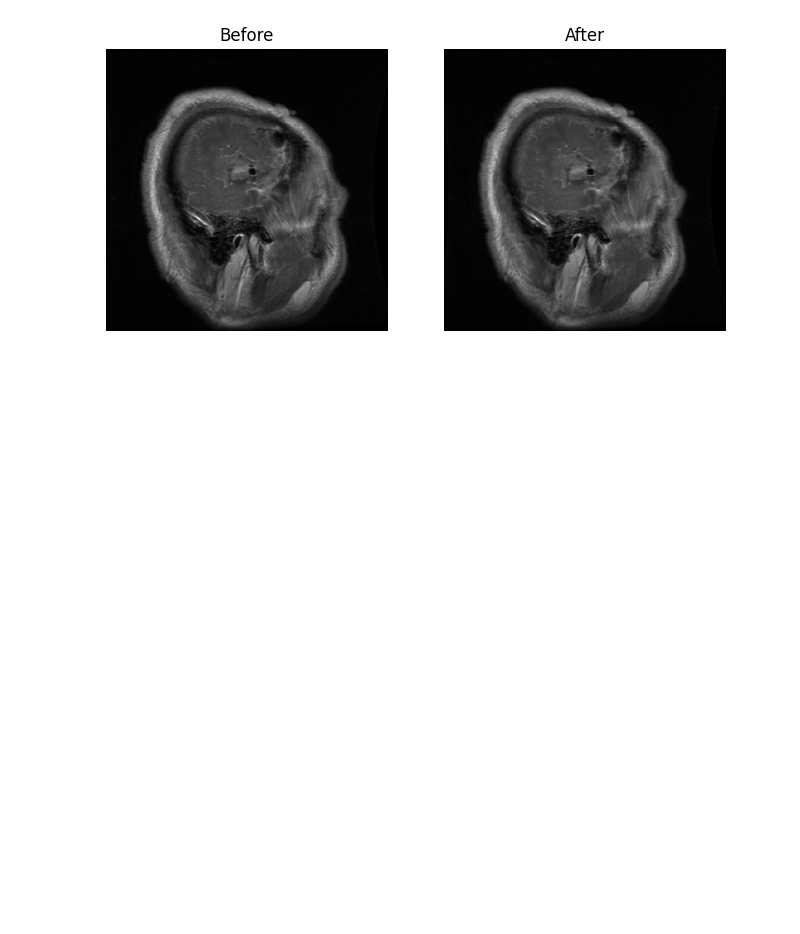
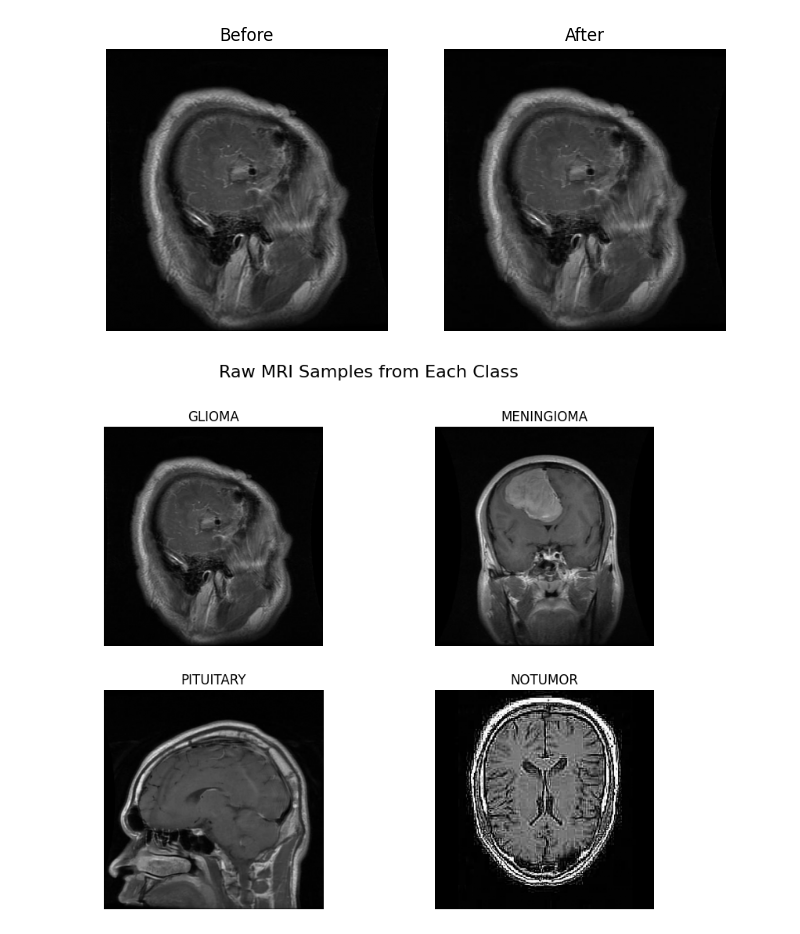
Before and after one commit to Blecyrajan/Dissertation, a Jupyter notebook: BrainTumor_CNN_ViT.ipynb, the cells around one changed output. Saved outputs shown, nothing was run; the diff lists cells and outputs as text; code cells hidden in the pictures; blank space fills up the shorter version.

```diff
--- a/BrainTumor_CNN_ViT.ipynb
+++ b/BrainTumor_CNN_ViT.ipynb
@@ -118,3 +118,23 @@ plt.axis("off")
 plt.show()
 # %% [output]
 [figure]
+# %%
+classes = ["glioma", "meningioma", "pituitary", "notumor"]
+
+plt.figure(figsize=(10,8))
+
+for i, cls in enumerate(classes):
+    img_name = os.listdir(os.path.join(TRAIN_PATH, cls))[0]
+    img_path = os.path.join(TRAIN_PATH, cls, img_name)
+
+    img = cv2.imread(img_path, cv2.IMREAD_GRAYSCALE)
+
+    plt.subplot(2,2,i+1)
+    plt.imshow(img, cmap="gray")
+    plt.title(cls.upper())
+    plt.axis("off")
+
+plt.suptitle("Raw MRI Samples from Each Class", fontsize=16)
+plt.show()
+# %% [output]
+[figure, added]
```
Also changed, not shown: parts of 2 cells of this notebook.
